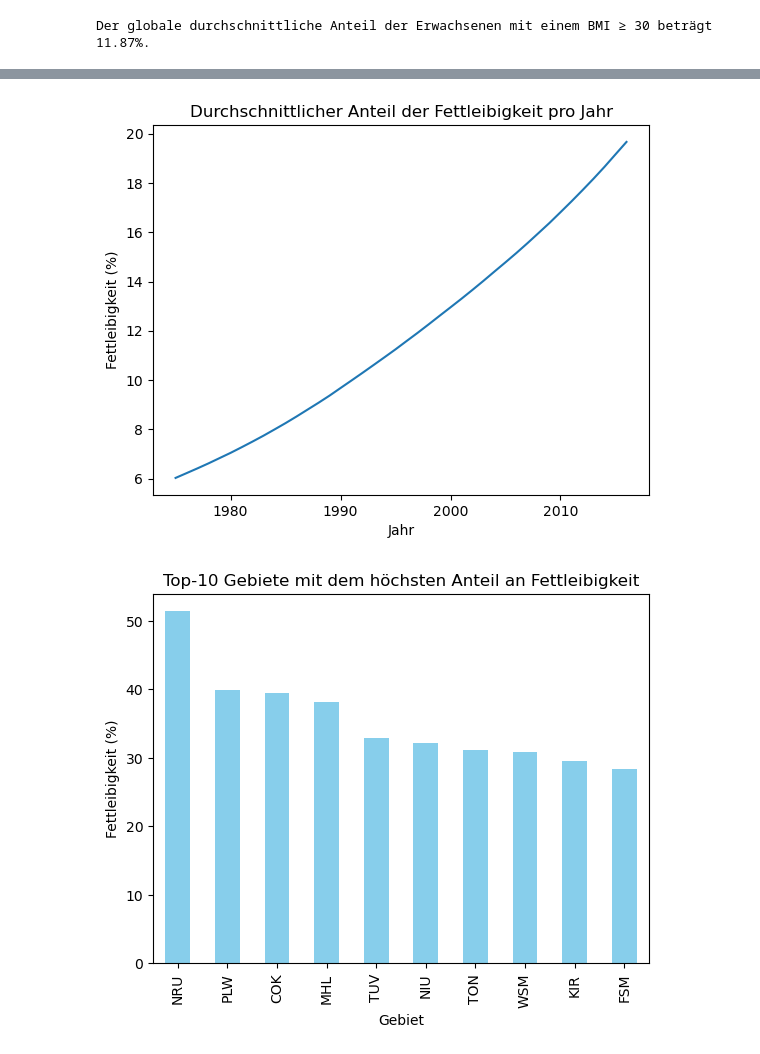
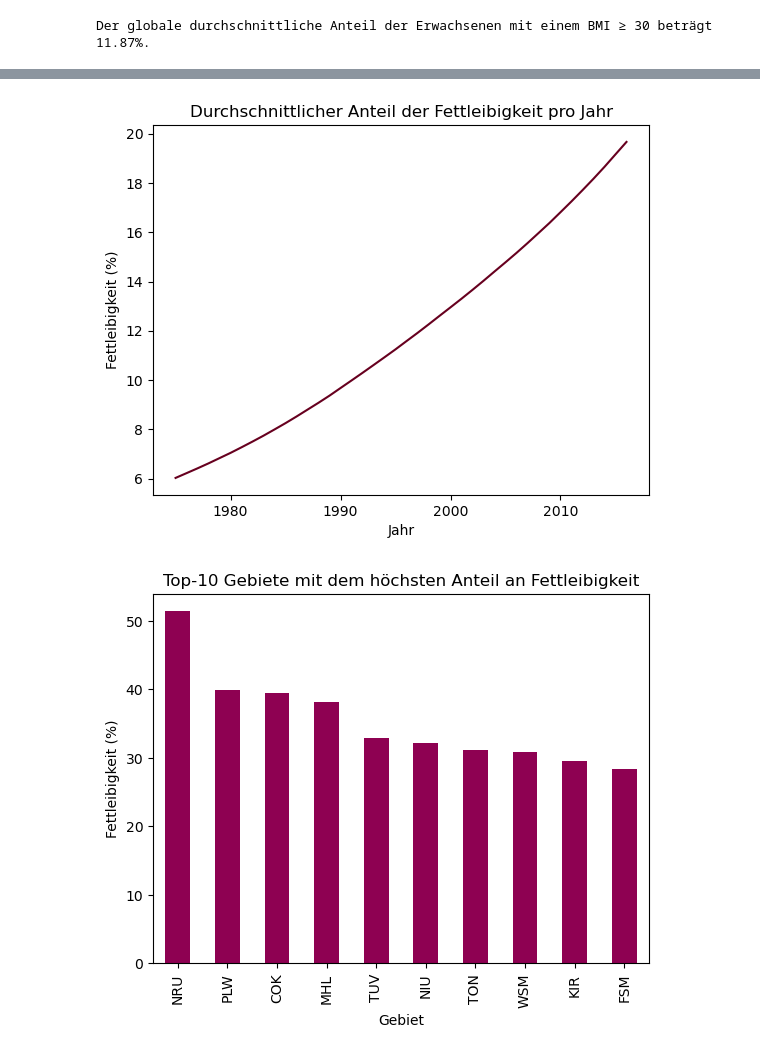
Before and after one commit to simona-cyber/LN-Python, a Jupyter notebook: Grundgerüst_Leistungsnachweis.ipynb, the cells around one changed output, grey strips where cells are left out. Drawn from its saved outputs; the diff is of its cells as text; code cells hidden in the pictures.

```diff
--- a/Grundgerüst_Leistungsnachweis.ipynb
+++ b/Grundgerüst_Leistungsnachweis.ipynb
@@ -526,13 +542,13 @@ ZMB     3.252381
 ZWE     7.250000
 Name: Fettleibigkeit, Length: 190, dtype: float64
 # %%
-avg_per_year.plot(kind='line', title='Durchschnittlicher Anteil der Fettleibigkeit pro Jahr', xlabel='Jahr', ylabel='Fettleibigkeit (%)')
+avg_per_year.plot (kind='line', title='Durchschnittlicher Anteil der Fettleibigkeit pro Jahr', xlabel='Jahr', ylabel='Fettleibigkeit (%)', colormap='RdBu')
 plt.show()
 # %% [output]
-[figure, old version]
+[figure, new version]
 # %%
 top10_regions = avg_per_region.sort_values(ascending=False).head(10)
-top10_regions.plot(kind='bar', title='Top-10 Gebiete mit dem höchsten Anteil an Fettleibigkeit', xlabel='Gebiet', ylabel='Fettleibigkeit (%)', color='skyblue')
+top10_regions.plot(kind='bar', title='Top-10 Gebiete mit dem höchsten Anteil an Fettleibigkeit', xlabel='Gebiet', ylabel='Fettleibigkeit (%)', colormap='PiYG')
 plt.show()
 # %% [output]
-[figure, old version]
+[figure, new version]
```
Also changed, not shown: parts of 5 cells of this notebook.
